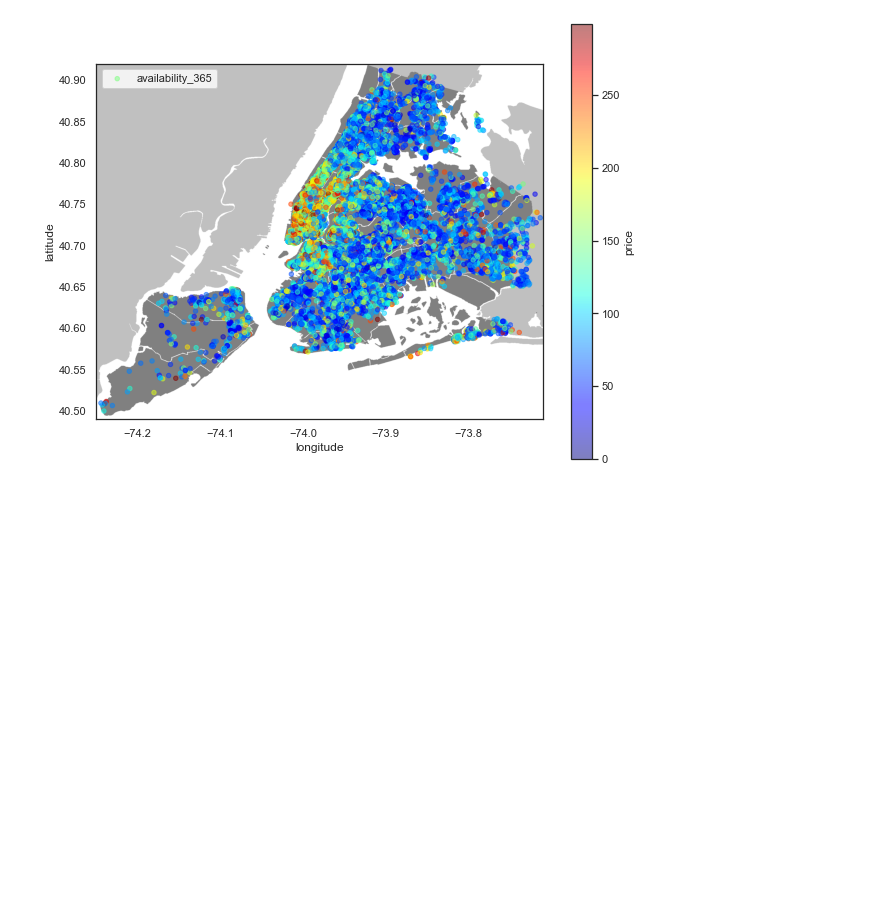
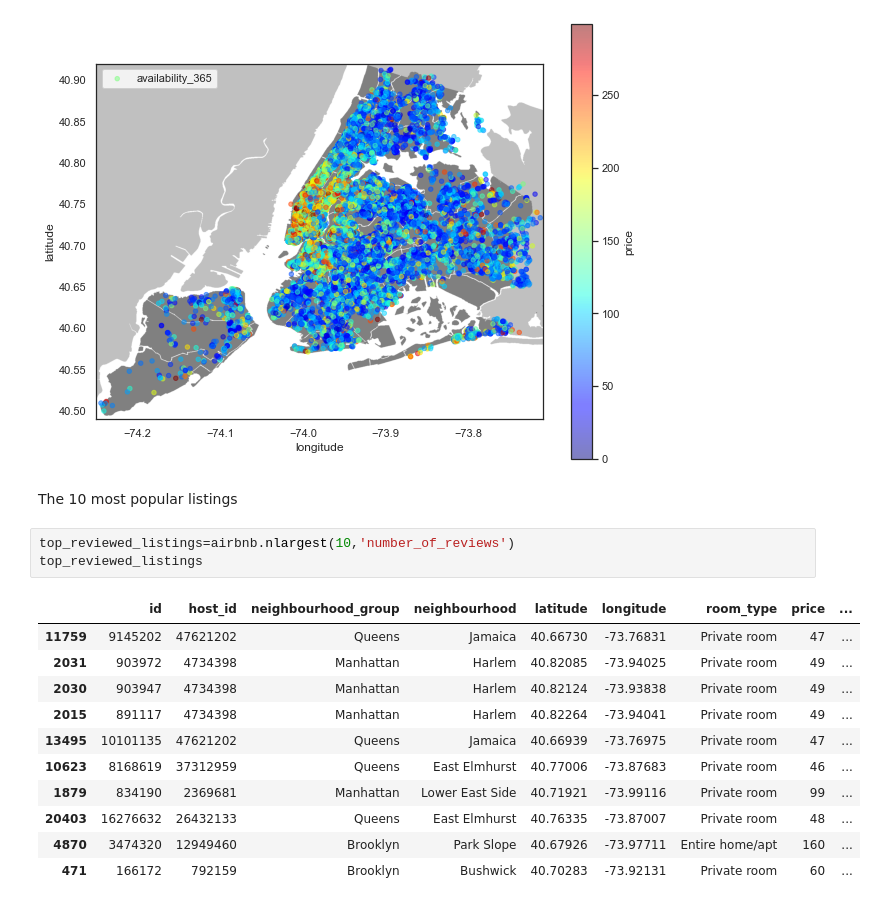
Before and after one commit to yu-tracy/Kaggle-projects, a Jupyter notebook: Project 1/NYC_Airbnb.ipynb, the cells around one changed output. Saved outputs shown, nothing was run; the diff lists cells and outputs as text; blank space fills up the shorter version.

```diff
--- a/Project 1/NYC_Airbnb.ipynb
+++ b/Project 1/NYC_Airbnb.ipynb
@@ -191,3 +201,20 @@ price_lowerthan_300.plot(kind='scatter', x='longitude', y='latitude', label='ava
 # %% [output]
 <AxesSubplot:xlabel='longitude', ylabel='latitude'>
 [figure]
+# %% [markdown]
+The 10 most popular listings
+# %%
+top_reviewed_listings=airbnb.nlargest(10,'number_of_reviews')
+top_reviewed_listings
+# %% [output]
+|  | id | host_id | neighbourhood_group | neighbourhood | latitude | longitude | room_type | price | ... |
+| 11759 | 9145202 | 47621202 | Queens | Jamaica | 40.66730 | -73.76831 | Private room | 47 | ... |
+| 2031 | 903972 | 4734398 | Manhattan | Harlem | 40.82085 | -73.94025 | Private room | 49 | ... |
+| 2030 | 903947 | 4734398 | Manhattan | Harlem | 40.82124 | -73.93838 | Private room | 49 | ... |
+| 2015 | 891117 | 4734398 | Manhattan | Harlem | 40.82264 | -73.94041 | Private room | 49 | ... |
+| 13495 | 10101135 | 47621202 | Queens | Jamaica | 40.66939 | -73.76975 | Private room | 47 | ... |
+| 10623 | 8168619 | 37312959 | Queens | East Elmhurst | 40.77006 | -73.87683 | Private room | 46 | ... |
+| 1879 | 834190 | 2369681 | Manhattan | Lower East Side | 40.71921 | -73.99116 | Private room | 99 | ... |
+| 20403 | 16276632 | 26432133 | Queens | East Elmhurst | 40.76335 | -73.87007 | Private room | 48 | ... |
+| 4870 | 3474320 | 12949460 | Brooklyn | Park Slope | 40.67926 | -73.97711 | Entire home/apt | 160 | ... |
+| 471 | 166172 | 792159 | Brooklyn | Bushwick | 40.70283 | -73.92131 | Private room | 60 | ... |
```
Also changed, not shown: parts of 10 cells of this notebook, 1 other file.
